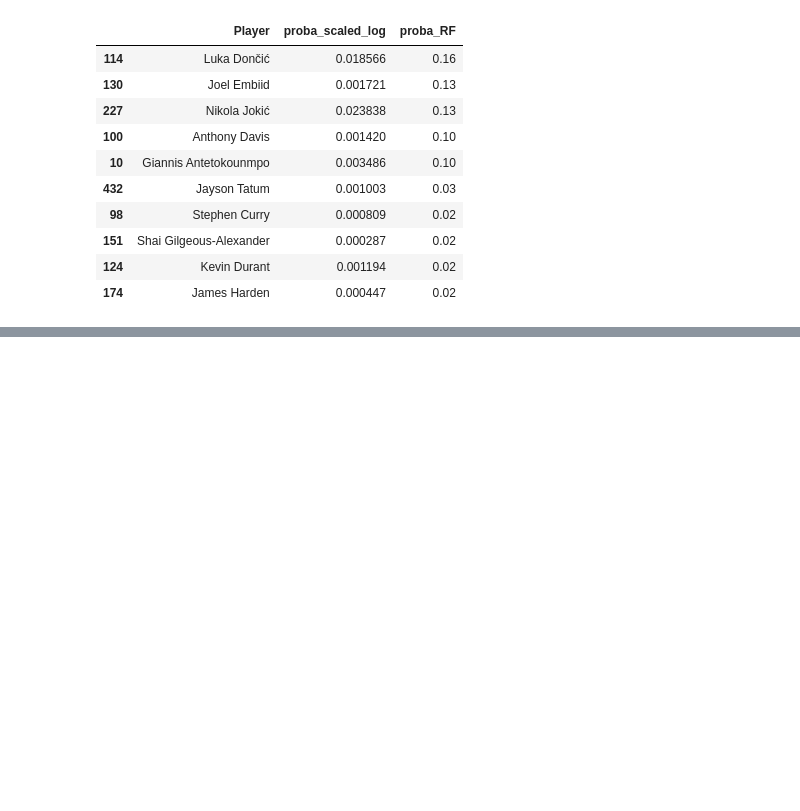
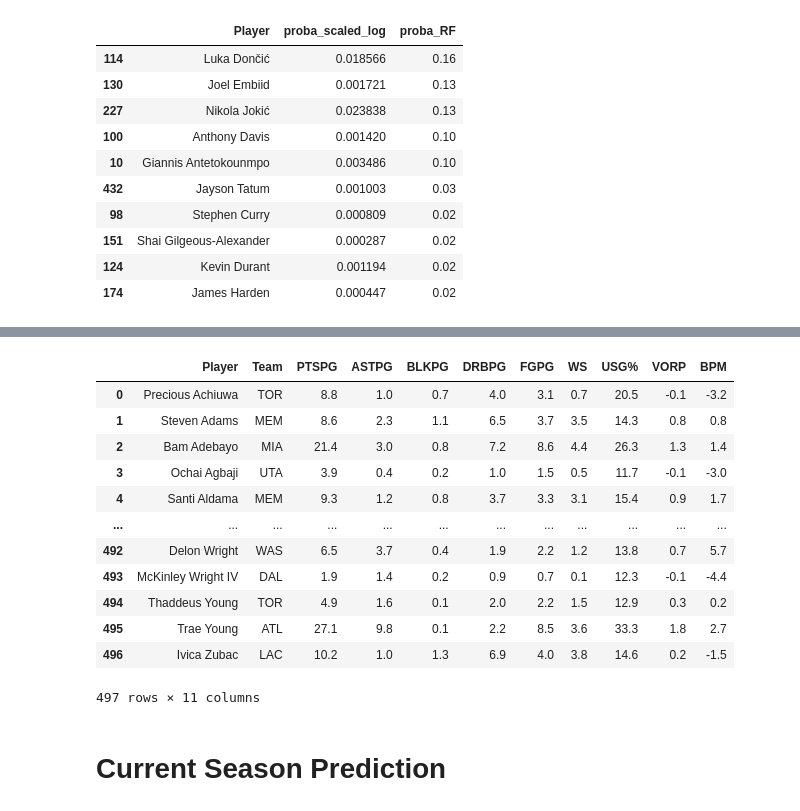
Before and after one commit to jdclifton2/NBAMVPPredictor, a Jupyter notebook: scripts/MVP_Modeling_Clean.ipynb, the cells around one changed output, grey strips where cells are left out. Cells and saved outputs as stored; diff of their text form; code cells hidden in the pictures; blank space fills up the shorter version.

```diff
--- a/scripts/MVP_Modeling_Clean.ipynb
+++ b/scripts/MVP_Modeling_Clean.ipynb
@@ -700,0 +870,16 @@ joblib.dump(hand_select_models['Scaledlogistic']['fitted_model'], "mvp_scaled_lo
+# %%
+get_data()
+# %% [output]
+|  | Player | Team | PTSPG | ASTPG | BLKPG | DRBPG | FGPG | WS | USG% | VORP | BPM |
+| 0 | Precious Achiuwa | TOR | 8.8 | 1.0 | 0.7 | 4.0 | 3.1 | 0.7 | 20.5 | -0.1 | -3.2 |
+| 1 | Steven Adams | MEM | 8.6 | 2.3 | 1.1 | 6.5 | 3.7 | 3.5 | 14.3 | 0.8 | 0.8 |
+| 2 | Bam Adebayo | MIA | 21.4 | 3.0 | 0.8 | 7.2 | 8.6 | 4.4 | 26.3 | 1.3 | 1.4 |
+| 3 | Ochai Agbaji | UTA | 3.9 | 0.4 | 0.2 | 1.0 | 1.5 | 0.5 | 11.7 | -0.1 | -3.0 |
+| 4 | Santi Aldama | MEM | 9.3 | 1.2 | 0.8 | 3.7 | 3.3 | 3.1 | 15.4 | 0.9 | 1.7 |
+| ... | ... | ... | ... | ... | ... | ... | ... | ... | ... | ... | ... |
+| 492 | Delon Wright | WAS | 6.5 | 3.7 | 0.4 | 1.9 | 2.2 | 1.2 | 13.8 | 0.7 | 5.7 |
+| 493 | McKinley Wright IV | DAL | 1.9 | 1.4 | 0.2 | 0.9 | 0.7 | 0.1 | 12.3 | -0.1 | -4.4 |
+| 494 | Thaddeus Young | TOR | 4.9 | 1.6 | 0.1 | 2.0 | 2.2 | 1.5 | 12.9 | 0.3 | 0.2 |
+| 495 | Trae Young | ATL | 27.1 | 9.8 | 0.1 | 2.2 | 8.5 | 3.6 | 33.3 | 1.8 | 2.7 |
+| 496 | Ivica Zubac | LAC | 10.2 | 1.0 | 1.3 | 6.9 | 4.0 | 3.8 | 14.6 | 0.2 | -1.5 |
+497 rows × 11 columns
@@ -700,0 +914,2 @@ joblib.dump(hand_select_models['Scaledlogistic']['fitted_model'], "mvp_scaled_lo
+# %% [markdown]
+# Current Season Prediction
```
Also changed, not shown: parts of 30 cells of this notebook, 1 other file.
